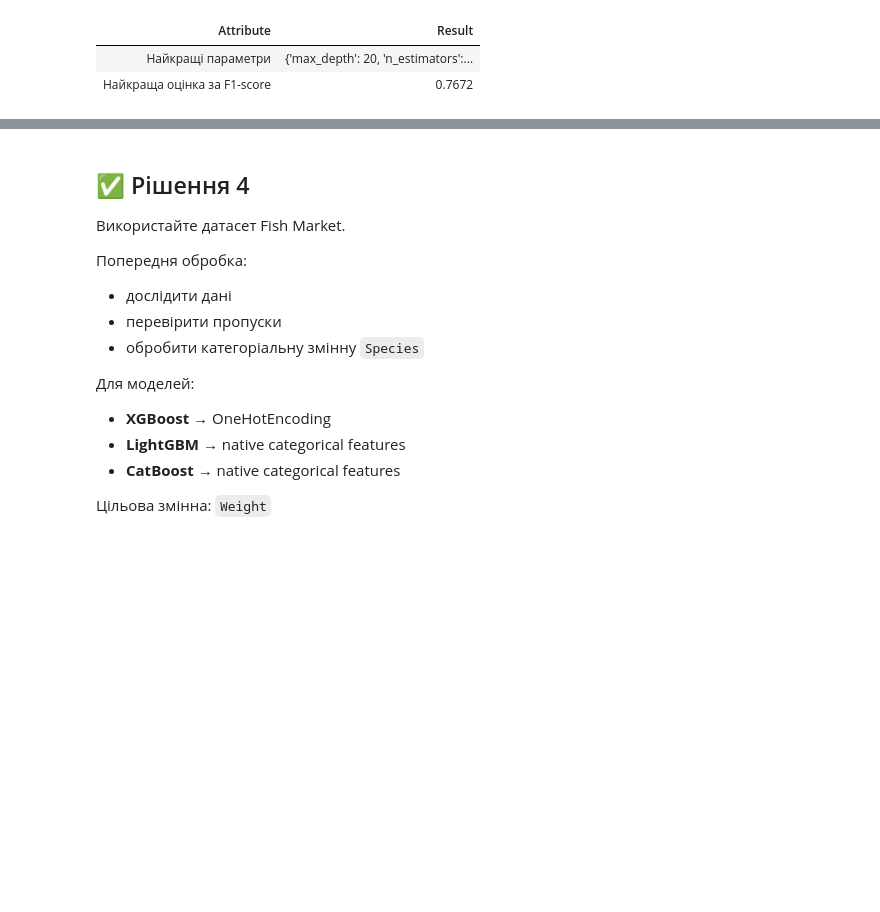
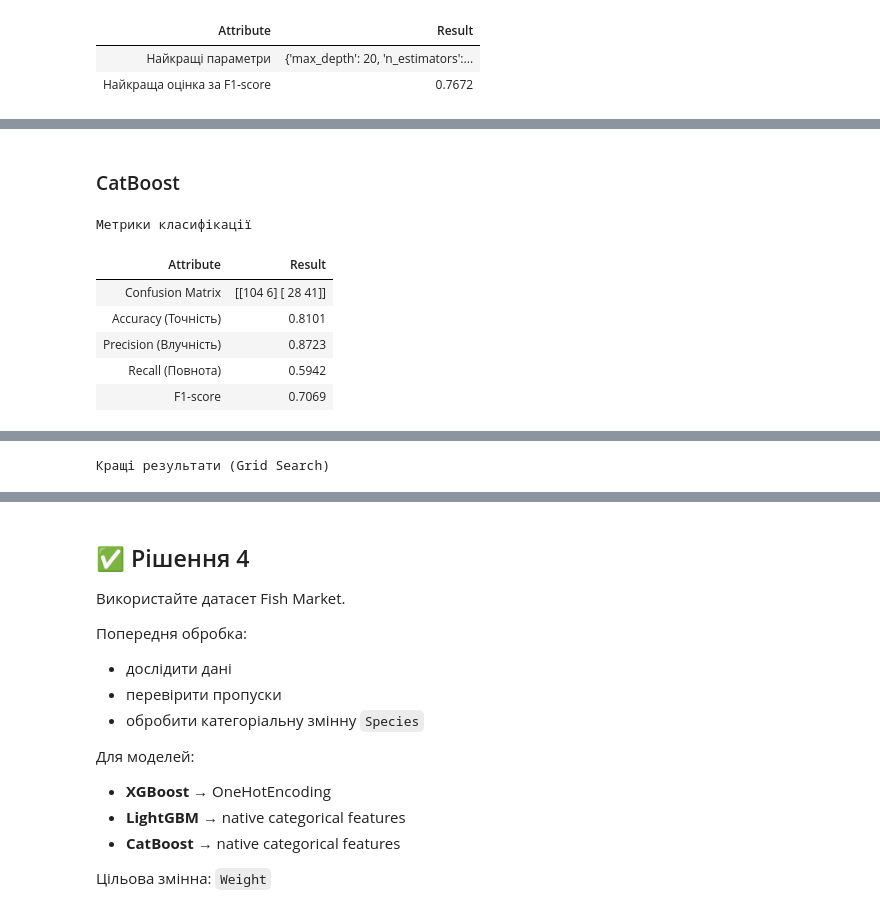
Before and after one commit to BogdanPinchuk/DataScience-PBY_HW14, a Jupyter notebook: Bohdan_Pinchuk_DS_HW14.ipynb, the cells around one changed output, grey strips where cells are left out. Saved outputs shown, nothing was run; the diff lists cells and outputs as text; code cells hidden in the pictures; blank space fills up the shorter version.

Commit message:
[Homework14] - saved grid model

```diff
--- a/Bohdan_Pinchuk_DS_HW14.ipynb
+++ b/Bohdan_Pinchuk_DS_HW14.ipynb
@@ -1284,7 +1284,7 @@ from sklearn.model_selection import KFold, GridSearchCV
 # Input data
 rng_seed = 42
 n_splits = 3
-load_model = True
+load_model = False
 model_file_name = "resources/titanic-dataset_grid_lightgbm_c.model"
 file_path = Path(model_file_name)
 
@@ -1309,7 +1309,7 @@ if load_model and file_path.exists():
     grid_search = joblib.load(model_file_name)
 else:
     kf = KFold(n_splits=n_splits, shuffle=True, random_state=rng_seed)
-    grid_model = XGBClassifier(learning_rate=0.05, random_state=rng_seed)
+    grid_model = XGBClassifier(learning_rate=0.05, random_state=rng_seed, eval_metric='logloss')
     grid_search = GridSearchCV(grid_model,
                                grid_params,
                                cv=kf,
@@ -1366,7 +1366,7 @@ from sklearn.model_selection import KFold, GridSearchCV
 # Input data
 rng_seed = 42
 n_splits = 3
-load_model = True
+load_model = False
 model_file_name = "resources/titanic-dataset_grid_lightgbm_c.model"
 file_path = Path(model_file_name)
 
@@ -1398,7 +1398,7 @@ else:
                                scoring=scorings,
                                refit=f1_name,
                                n_jobs=-1)
-    grid_search.fit(X_train, Y_train)
+    grid_search.fit(X_train, Y_train, categorical_feature=col_cat_type)
     # save model
     joblib.dump(grid_search, model_file_name)
 
@@ -1437,3 +1437,66 @@ weighted avg       0.76      0.77      0.76       179
 | Attribute | Result |
 | Найкращі параметри | {'max_depth': 20, 'n_estimators':... |
 | Найкраща оцінка за F1-score | 0.7672 |
+# %%
+# CatBoost
+
+import apps.main as mn
+import apps.reporter as rpt
+from catboost import CatBoostClassifier
+from sklearn.model_selection import KFold, GridSearchCV
+
+# Input data
+rng_seed = 42
+n_splits = 3
+# TODO:
+load_model = False
+model_file_name = "resources/titanic-dataset_grid_catboost_c.model"
+file_path = Path(model_file_name)
+
+accuracy_name = "accuracy"
+precision_name = "precision"
+recall_name = "recall"
+f1_name = "f1"
+scorings = {
+    'accuracy': accuracy_name,
+    'precision': precision_name,
+    'recall': recall_name,
+    'f1': f1_name,
+}
+grid_params = {
+    'iterations': [50, 100, 200, 300, 500],
+    'max_depth': [5, 10, 20, None],
+}
+
+# Solution
+# try to load model
+if load_model and file_path.exists():
+    grid_search = joblib.load(model_file_name)
+else:
+    kf = KFold(n_splits=n_splits, shuffle=True, random_state=rng_seed)
+    grid_model = CatBoostClassifier(learning_rate=0.05, random_state=rng_seed, verbose=False, allow_writing_files=False)
+    grid_search = GridSearchCV(grid_model,
+                               grid_params,
+                               cv=kf,
+                               scoring=scorings,
+                               refit=f1_name,
+                               n_jobs=-1)
+    grid_search.fit(X_train, Y_train, cat_features=col_cat_type)
+    # save model
+    joblib.dump(grid_search, model_file_name)
+
+# scores = grid_search.cv_results_
+
+best_grid_model = grid_search.best_estimator_
+Y_pred_catboost = best_grid_model.predict(X_test)
+
+rp = rpt.Reporter()
+rp.tolerance = 4
+rp.add_item("Найкращі параметри", str(grid_search.best_params_))
+rp.add_item("Найкраща оцінка за F1-score", rp.format_value(grid_search.best_score_))
+
+# Print results
+display(Markdown(f"### CatBoost"))
+mn.calc_class_metrics(Y_test, Y_pred_catboost)
+rp.print_pd_report(f"Кращі результати (Grid Search)")
+# %% [output]
@@ -1439,0 +1520,8 @@ weighted avg       0.76      0.77      0.76       179
+### CatBoost
+Метрики класифікації
+| Attribute | Result |
+| Confusion Matrix | [[104 6] [ 28 41]] |
+| Accuracy (Точність) | 0.8101 |
+| Precision (Влучність) | 0.8723 |
+| Recall (Повнота) | 0.5942 |
+| F1-score | 0.7069 |
@@ -1439,0 +1536 @@ weighted avg       0.76      0.77      0.76       179
+Кращі результати (Grid Search)
```
Also changed, not shown: parts of 2 cells of this notebook, 1 other file.
